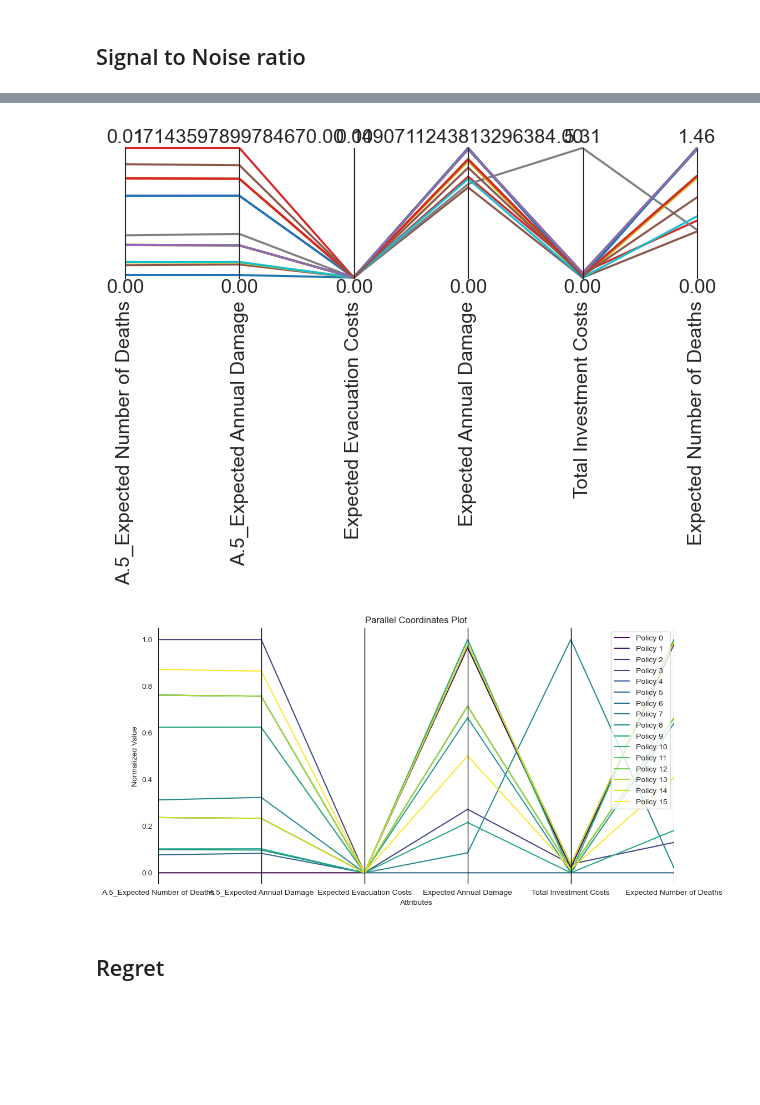
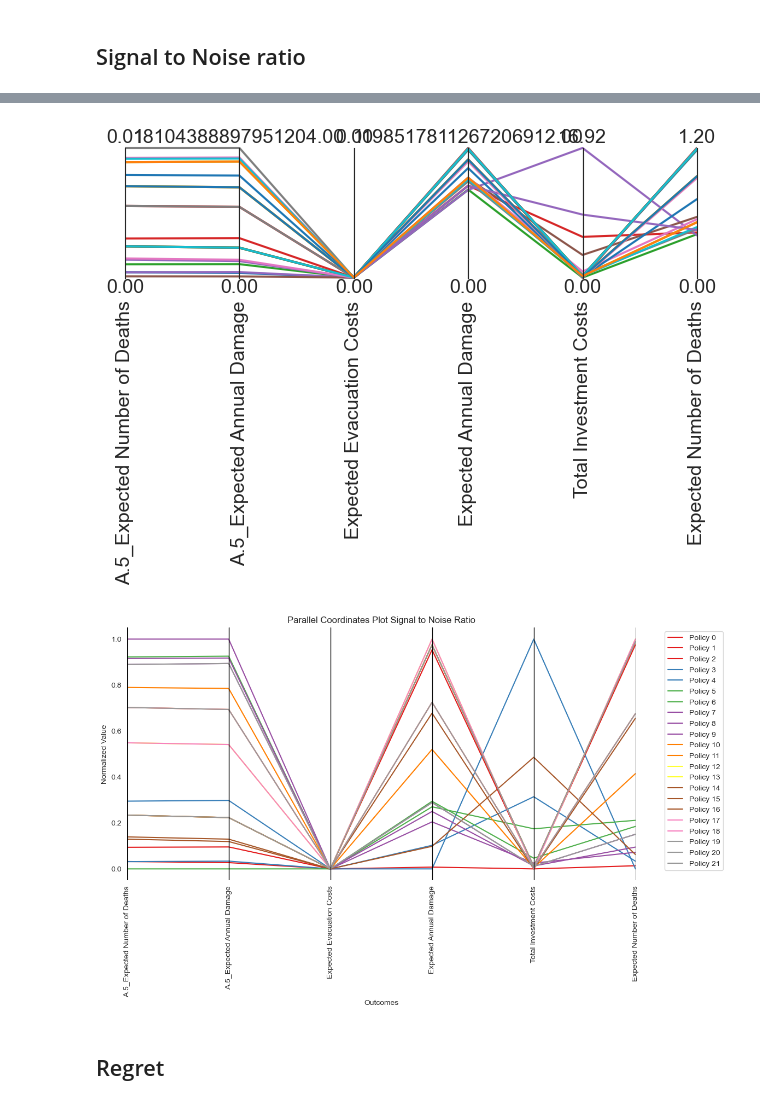
Before and after one commit to roesel1/EPA141A---MD, a Jupyter notebook: final assignment/robustness_metrics.ipynb, the cells around one changed output, grey strips where cells are left out. Drawn from its saved outputs; the diff is of its cells as text; code cells hidden in the pictures; blank space fills up the shorter version.

Commit message:
Robustness plots with new EB results and seeds

```diff
--- a/final assignment/robustness_metrics.ipynb
+++ b/final assignment/robustness_metrics.ipynb
@@ -51,14 +51,14 @@ dike_model, planning_steps = get_model_for_problem_formulation(6)
 # %%
 #Load results coming from Delft Blue for scenario 0
 scenario_0_results = []
-for i in range(3):
+for i in range(6):
     with open(f"DB_results\Seed-{i}Scen-0.pkl", 'rb') as file:
         seed_result = pickle.load(file)
         scenario_0_results.append(seed_result[0])
 
 #Load results coming from Delft Blue for scenario 1
 scenario_1_results = []
-for i in range(2):
+for i in range(6):
     with open(f"DB_results\Seed-{i}Scen-1.pkl", 'rb') as file:
         seed_result = pickle.load(file)
         scenario_1_results.append(seed_result[0])
@@ -234,7 +239,7 @@ from ema_workbench.analysis import parcoords
 
 data = scores
 
-
+#Plotting the non-normalized data
 limits = parcoords.get_limits(data)
 limits.loc[0, ['A.5_Expected Number of Deaths', 'A.5_Expected Annual Damage', 'Expected Evacuation Costs',
                'Expected Annual Damage', 'Total Investment Costs', 'Expected Number of Deaths']] = 0
@@ -243,43 +248,50 @@ paraxes = parcoords.ParallelAxes(limits)
 paraxes.plot(data)
 plt.show()
 # %% [output]
-[figure, old version]
+[figure, new version]
 # %%
-###############################Seaborn uitprobeersel, ik hoopte dat het zou lukken om de afgeronde getallen erop te zetten ipv van normalised, maar dat werkte niet
+#Plotting with seaborn
 
 import pandas as pd
 import seaborn as sns
 import matplotlib.pyplot as plt
 from pandas.plotting import parallel_coordinates
 
 data1 = scores.copy()
 
 # Normalize the data
 zero_columns = data1.columns[(data1 == 0).all()]
 data_normalized1 = data1.copy()
 for col in data.columns:
     if col not in zero_columns:
         data_normalized1[col] = (data1[col] - data1[col].min()) / (data1[col].max() - data1[col].min())
 
 data_normalized1['class'] = ['Policy ' + str(i) for i in range(len(data_normalized1))]
 
 plt.figure(figsize=(12, 6))
-parallel_coordinates(data_normalized1, 'class', colormap=plt.get_cmap("viridis"))
+parallel_coordinates(data_normalized1, 'class', colormap=plt.get_cmap("Set1"))
 
-plt.title("Parallel Coordinates Plot")
-plt.xlabel("Attributes")
+plt.title("Parallel Coordinates Plot Signal to Noise Ratio")
+plt.xlabel("Outcomes")
 plt.ylabel("Normalized Value")
 
 ax = plt.gca()
+
+# Rotate x-axis labels
+ax.set_xticklabels(ax.get_xticklabels(), rotation=90)
+
+# Move legend to the right side
+plt.legend(bbox_to_anchor=(1.05, 1), loc='upper left')
+
 
 plt.grid(False)
 plt.gca().spines['top'].set_visible(False)
 plt.gca().spines['right'].set_visible(False)
 plt.gca().spines['left'].set_visible(False)
 plt.gca().spines['bottom'].set_visible(False)
 
 plt.show()
 # %% [output]
-[figure, old version]
+[figure, new version]
 # %% [markdown]
 ## Regret
```
Also changed, not shown: parts of 14 cells of this notebook, 54 other files.
